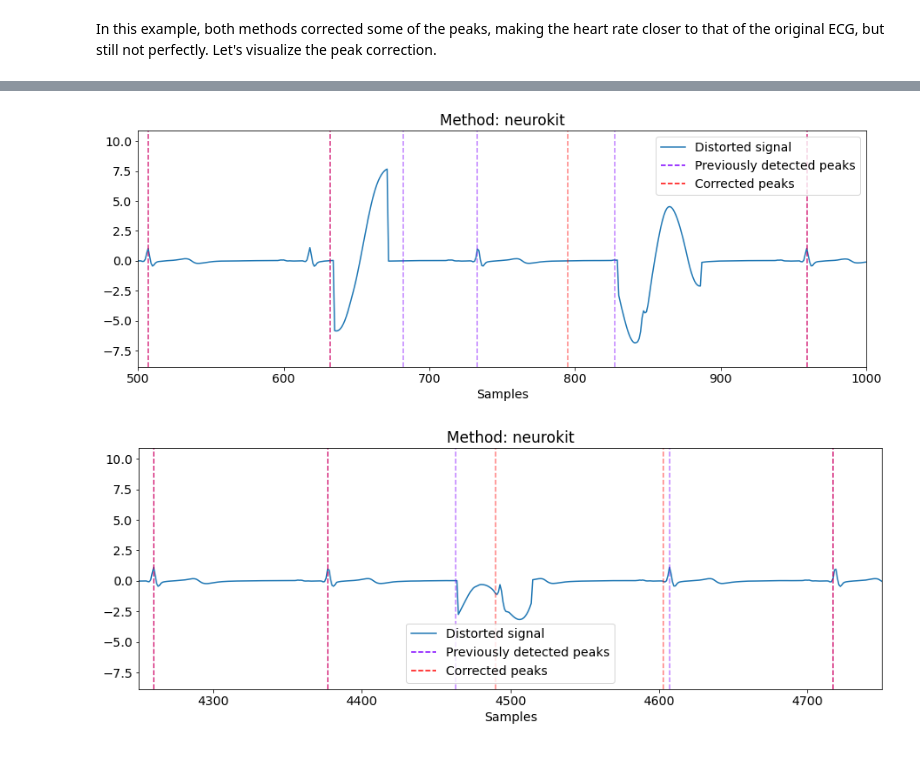
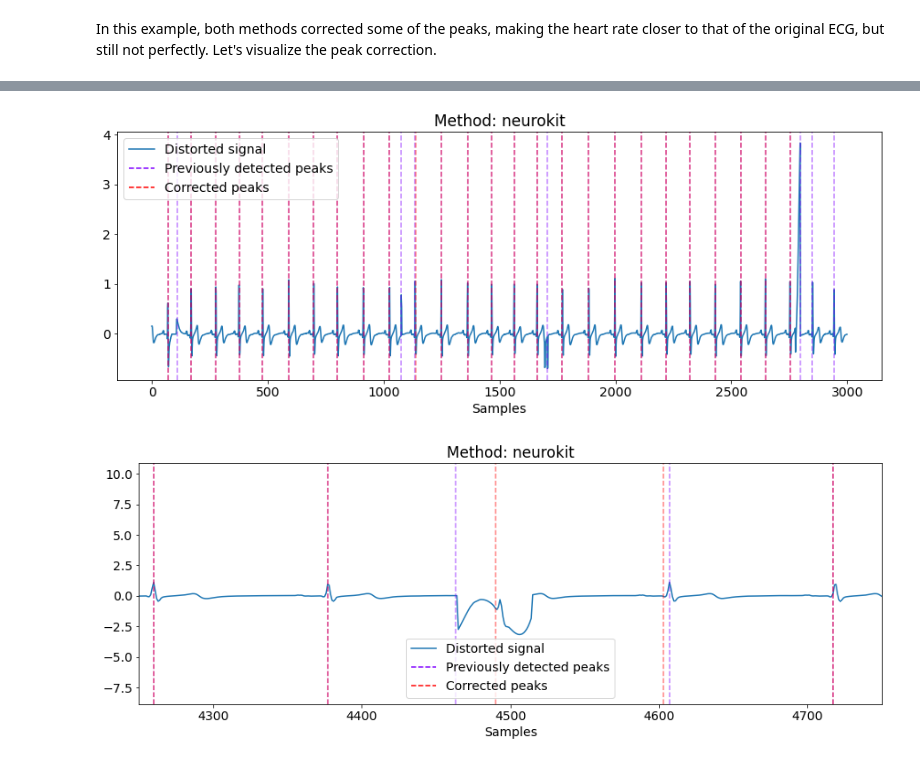
Before and after one commit to danibene/NeuroKit, a Jupyter notebook: docs/examples/signal_fixpeaks/signal_fixpeaks.ipynb, the cells around one changed output, grey strips where cells are left out. Saved outputs shown, nothing was run; the diff lists cells and outputs as text; code cells hidden in the pictures.

Commit message:
add examples with shorter signals showing the effects of more parameters

```diff
--- a/docs/examples/signal_fixpeaks/signal_fixpeaks.ipynb
+++ b/docs/examples/signal_fixpeaks/signal_fixpeaks.ipynb
@@ -65,8 +65,8 @@ np.random.seed(seed)
 # %% [markdown]
 Now we can select a shorter subset of the 8-minute recording, which will be easier to visualize.
 # %%
-# select a 60-second segment
-num_seconds = 60
+# select a 30-second segment
+num_seconds = 30
 first_sample = np.random.randint(0, len(ecg_data_all) - num_seconds * sampling_rate)
 last_sample = first_sample + num_seconds * sampling_rate
 ecg_orig = ecg_data_all[first_sample:last_sample]
@@ -99,8 +97,8 @@ It looks like this signal is pretty clean and all the peaks were correctly detec
 ## Distort original ECG signal
 # %%
 # distort the ECG data
-artifacts_amplitude = 4
-artifacts_number = 10
+artifacts_amplitude = 3
+artifacts_number = 4
 artifacts_frequency = 5
 
 ecg_dist = ecg_orig.copy()
@@ -153,0 +152,4 @@ Maximum interval: 1.32 seconds, i.e. 45 BPM
+# %%
+_, peaks_corrected = nk.signal_fixpeaks(
+        peaks=peaks, method="Kubios", sampling_rate=sampling_rate, show=True
+    )
@@ -153,0 +315,24 @@ Maximum interval: 1.32 seconds, i.e. 45 BPM
+# %%
+peaks_corrected = nk.signal_fixpeaks(
+            peaks=peaks,
+            method="neurokit",
+            sampling_rate=sampling_rate,
+            interval_min=interval_min,
+            interval_max=interval_max,
+)
+
+signals_dist_cor = signals_dist.copy()
+signals_dist_cor["ECG_R_Peaks"] = nk.signal_formatpeaks(
+            {"Peaks Corrected": peaks_corrected}, desired_length=len(signals_dist_cor)
+        )
+signals_dist_cor["ECG_Rate"] = nk.signal_rate(
+        peaks_corrected,
+        sampling_rate=sampling_rate,
+        desired_length=len(signals_dist_cor),
+)
+# plot distorted data
+nk.ecg_plot(signals_dist_cor)
+fig = plt.gcf()
+ax_list = fig.axes
+#ax_list[0].set_ylim([-1.5,1.5])
+plt.show()
@@ -216,30 +403,30 @@ plt.show()
 # %%
 # Visualize R-peaks in ECG signal
 plot = nk.events_plot([peaks, peaks_corrected], signals_dist["ECG_Raw"])
 # Display only one legend per event type
 handles, labels = plt.gca().get_legend_handles_labels()
 label_map = {"Signal": "Distorted signal",
                "0":"Previously detected peaks",
                "1":"Corrected peaks"}
 mapped_labels = [label_map[label] for label in labels]
 newLabels, newHandles = [], []
 for handle, label in zip(handles, mapped_labels):
     if label not in newLabels:
         newLabels.append(label)
         newHandles.append(handle)
 plt.legend(newHandles, newLabels)
 plt.title("Method: " + method)
 
 plt.xlabel("Samples")
 ax_list = plt.gcf().axes
 for l in plt.gcf().gca().lines[1:]:
     l.set_alpha(0.5)
 #ax_list[0].set_ylim([-1.5,1.5])
-ax_list[0].set_xlim([500,1000])
+#ax_list[0].set_xlim([500,1000])
 
 plt.show()
 # %% [output]
-[figure, old version]
+[figure, new version]
 # %%
 # Visualize R-peaks in ECG signal
 plot = nk.events_plot([peaks, peaks_corrected], signals_dist["ECG_Raw"])
```
Also changed, not shown: parts of 15 cells of this notebook.
